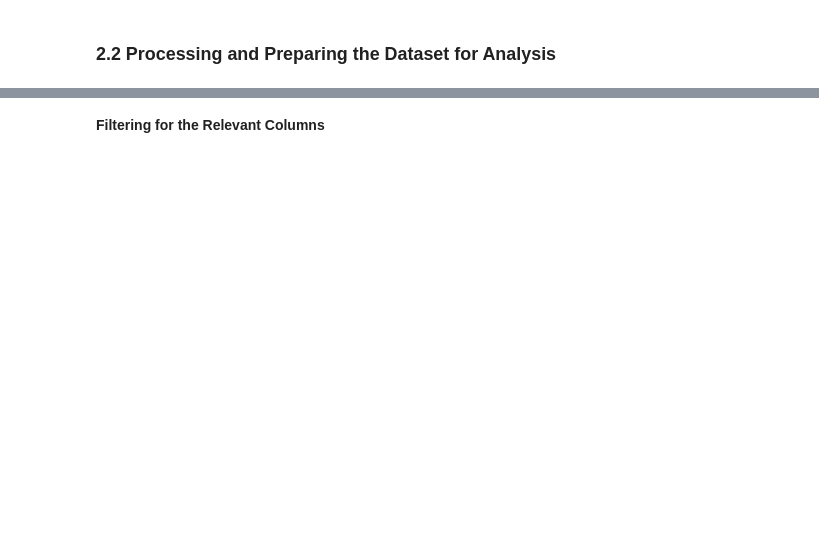
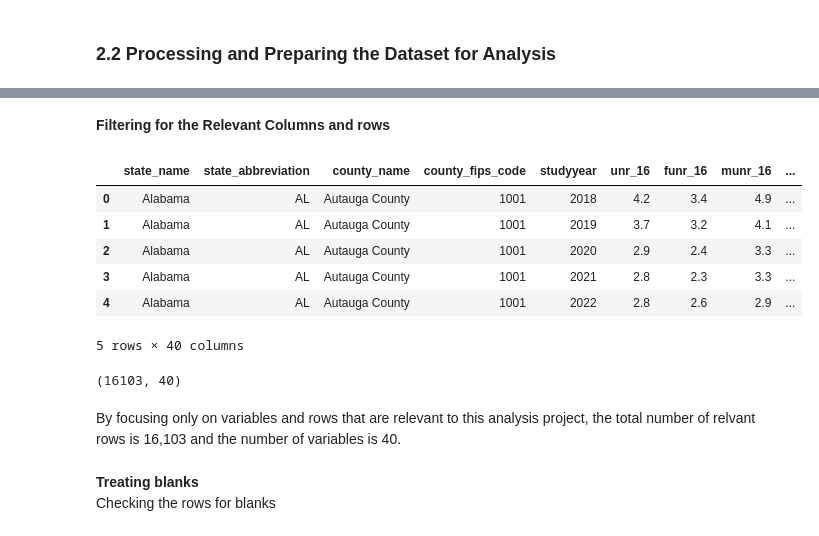
Before and after one commit to kaymighty86/us-poverty-rate-analysis, a Jupyter notebook: us_poverty_rate_analysis_notebook.ipynb, the cells around one changed output, grey strips where cells are left out. Saved outputs shown, nothing was run; the diff lists cells and outputs as text; code cells hidden in the pictures; blank space fills up the shorter version.

```diff
--- a/us_poverty_rate_analysis_notebook.ipynb
+++ b/us_poverty_rate_analysis_notebook.ipynb
@@ -66,2 +124,25 @@ The dataset contains 48,308 observations and 370 attributes. Half of the attribu
 # %% [markdown]
-**Filtering for the Relevant Columns**
+**Filtering for the Relevant Columns and rows**
+# %%
+#filter for the relevant variables
+filtered_df = raw_df[["state_name", "state_abbreviation","county_name", "county_fips_code", "studyyear", "unr_16", "funr_16", "munr_16", "mhi_2022", "h_under6_fwork", "h_under6_mwork", "h_under6_singlem", "h_6to17_fwork", "h_6to17_mwork", "h_6to17_singlem", "h_under6_bothwork", "h_6to17_bothwork", "mcbto5", "mc6to11", "mc12to17", "mc18to23", "mc24to29", "mc30to35", "mc36to41", "mc42to47", "mc48to53", "mc54tosa", "mcsa", "mfccbto5", "mfcc6to11", "mfcc12to17", "mfcc18to23", "mfcc24to29", "mfcc30to35", "mfcc36to41", "mfcc42to47", "mfcc48to53", "mfcc54tosa", "mfccsa", "pr_p"]]
+filtered_df = filtered_df[filtered_df["studyyear"] >= 2018] #filter only data from 2018 to 2022
+filtered_df = filtered_df.reset_index(drop=True) #reset the indexes so that the dataset is arranged well
+filtered_df.head()
+# %% [output]
+|  | state_name | state_abbreviation | county_name | county_fips_code | studyyear | unr_16 | funr_16 | munr_16 | ... |
+| 0 | Alabama | AL | Autauga County | 1001 | 2018 | 4.2 | 3.4 | 4.9 | ... |
+| 1 | Alabama | AL | Autauga County | 1001 | 2019 | 3.7 | 3.2 | 4.1 | ... |
+| 2 | Alabama | AL | Autauga County | 1001 | 2020 | 2.9 | 2.4 | 3.3 | ... |
+| 3 | Alabama | AL | Autauga County | 1001 | 2021 | 2.8 | 2.3 | 3.3 | ... |
+| 4 | Alabama | AL | Autauga County | 1001 | 2022 | 2.8 | 2.6 | 2.9 | ... |
+5 rows × 40 columns
+# %%
+filtered_df.shape #show the shape of the dataset
+# %% [output]
+(16103, 40)
+# %% [markdown]
+By focusing only on variables and rows that are relevant to this analysis project, the total number of relvant rows is 16,103 and the number of variables is 40.
+# %% [markdown]
+**Treating blanks**
+Checking the rows for blanks
```
Also changed, not shown: parts of 22 cells of this notebook.
